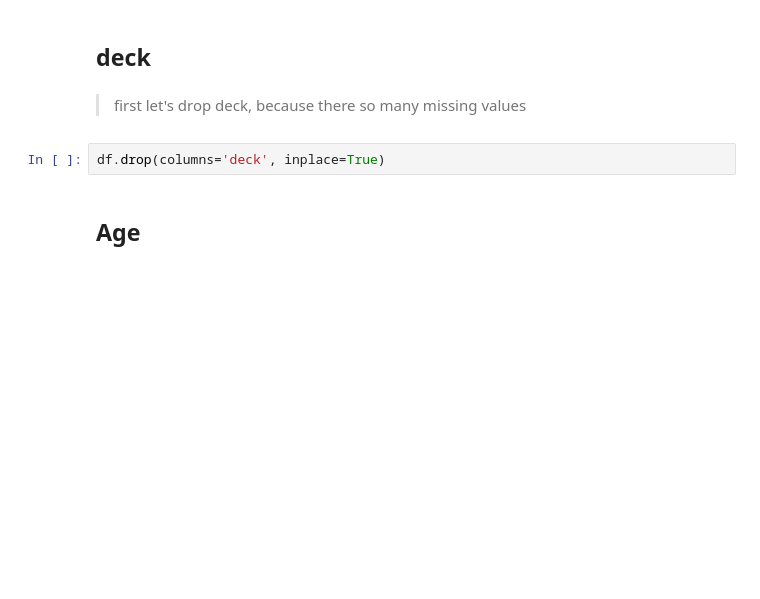
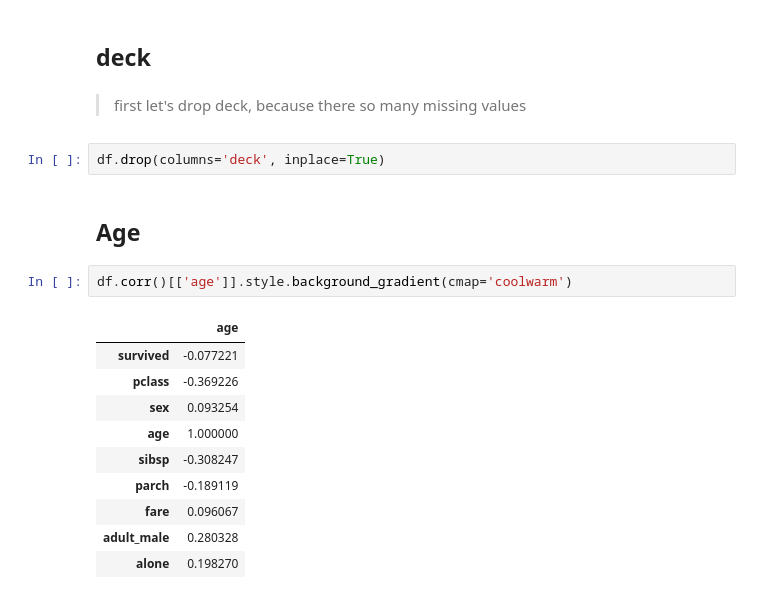
Before and after one commit to Behnekoogol/titanic-statistics-, a Jupyter notebook: Titanic.ipynb, the cells around one changed output. Cells and saved outputs as stored; diff of their text form; blank space fills up the shorter version.

```diff
--- a/Titanic.ipynb
+++ b/Titanic.ipynb
@@ -186,3 +186,16 @@ msno.matrix(df)
 df.drop(columns='deck', inplace=True)
 # %% [markdown]
 ## Age
+# %%
+df.corr()[['age']].style.background_gradient(cmap='coolwarm')
+# %% [output]
+|  | age |
+| survived | -0.077221 |
+| pclass | -0.369226 |
+| sex | 0.093254 |
+| age | 1.000000 |
+| sibsp | -0.308247 |
+| parch | -0.189119 |
+| fare | 0.096067 |
+| adult_male | 0.280328 |
+| alone | 0.198270 |
```
Also changed, not shown: parts of 3 cells of this notebook.
